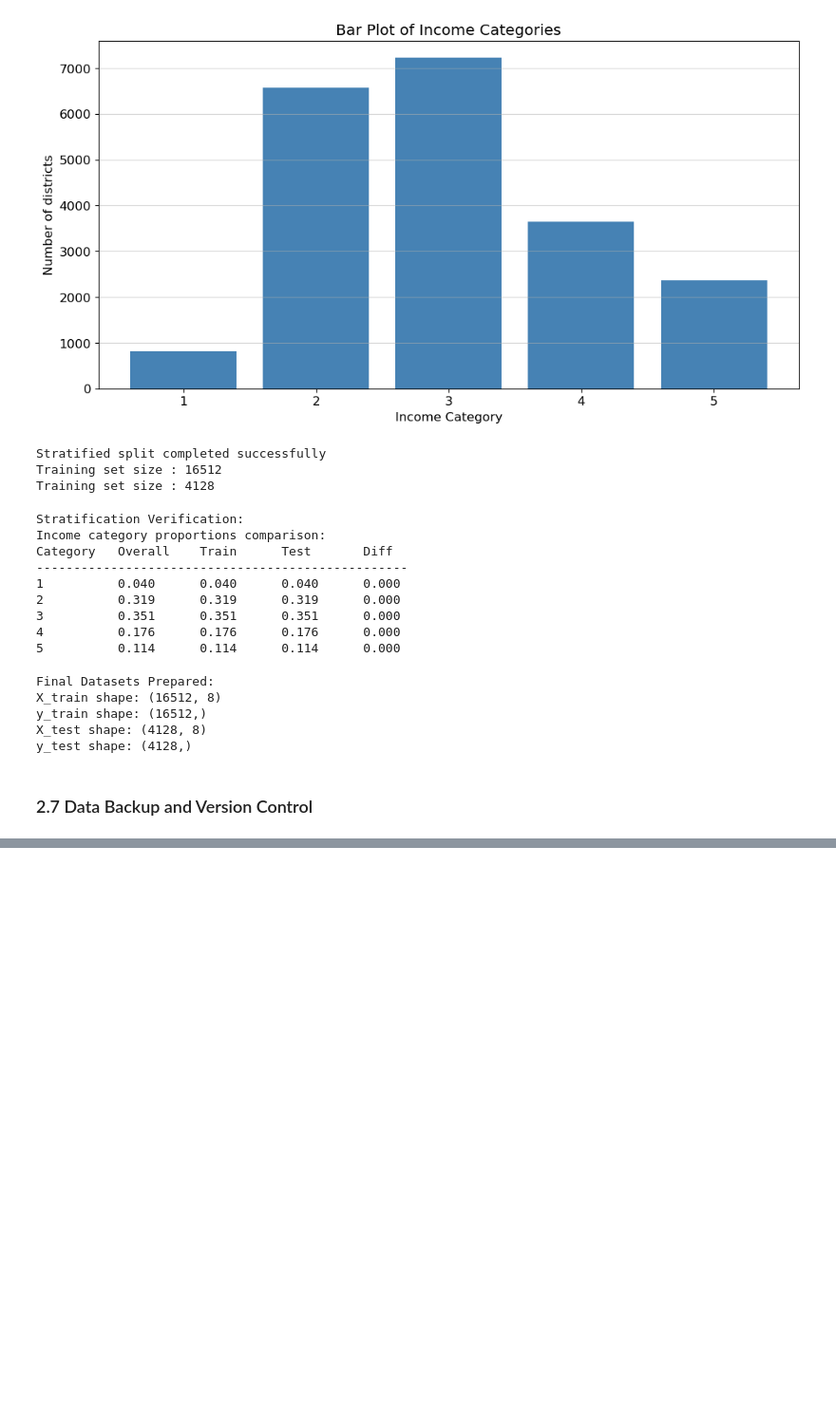
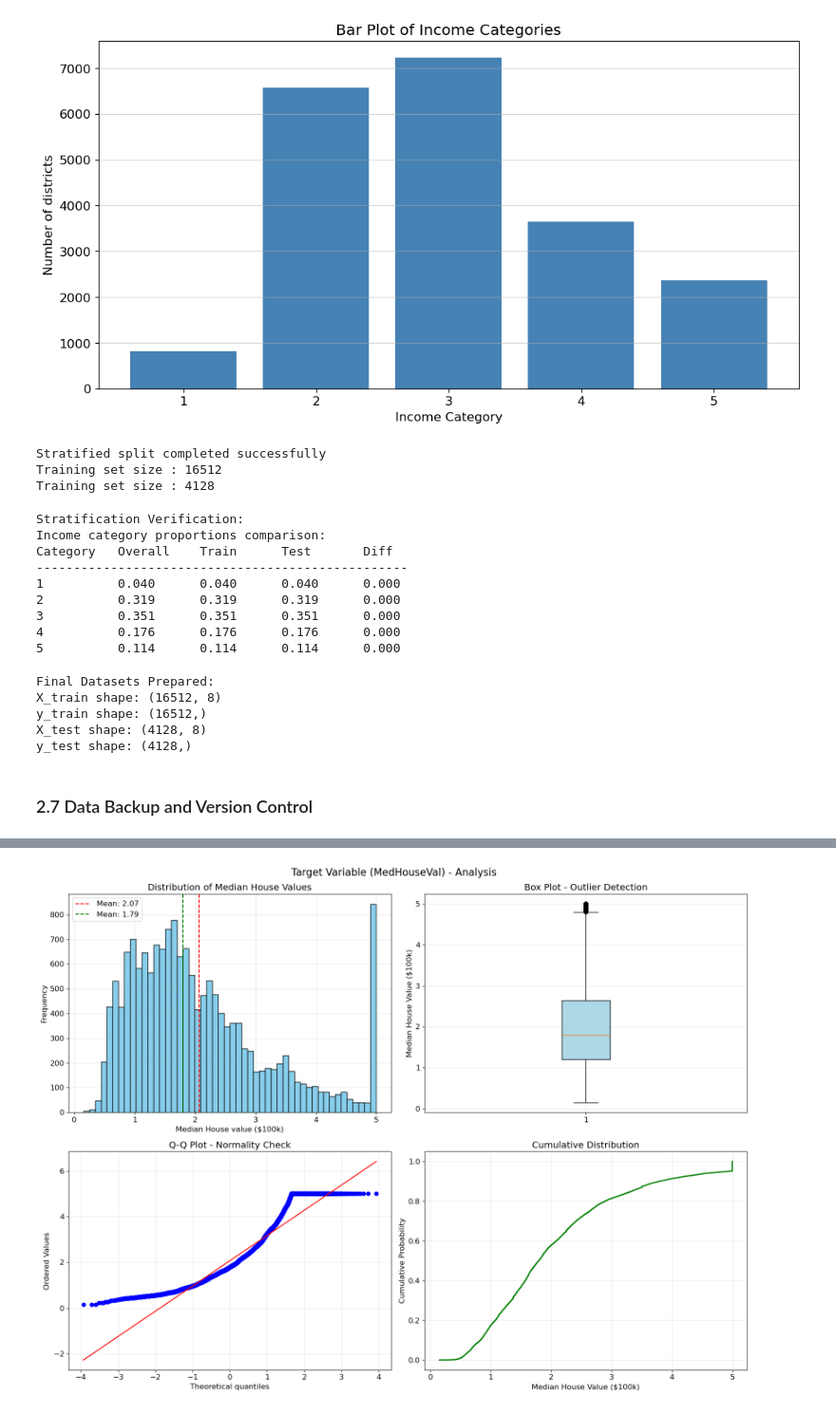
Before and after one commit to gosaye0/ML-Main, a Jupyter notebook: courses/hands_on_ml/ch02_end_to_end_project/ch02_end_to_end_project.ipynb, the cells around one changed output, grey strips where cells are left out. Shown at 95% size. Saved outputs shown, nothing was run; the diff lists cells and outputs as text; code cells hidden in the pictures; blank space fills up the shorter version.

```diff
--- a/courses/hands_on_ml/ch02_end_to_end_project/ch02_end_to_end_project.ipynb
+++ b/courses/hands_on_ml/ch02_end_to_end_project/ch02_end_to_end_project.ipynb
@@ -361,0 +558,15 @@ Dataset splits created with the following parameters:
+# %%
+print("Target Variable Analysis")
+print("=" * 50)
+
+target = y_train.copy()
+
+# Detailed target statistics
+print("Target Variable: MedHouseVal (Median House Value in $100k)")
+print(f"\nBasic Statistics: ")
+display(target.describe())
+print(f"Range: ${target.min():.1f}k - ${target.max():.1f}k")
+print(f"Actual dollar range: ${target.min()*100000:,.0f} - ${target.max()*100000:,.0f}")
+print(f"Mean: ${target.mean():.2f}k (${target.mean()*100000:,.0f})")
+print(f"Median: ${target.median():.2f}k (${target.median()*100000:,.0f})")
+print(f"Standard Deviation: ${target.std():.2f}k (${target.std()*100000:,.0f})")
@@ -361,0 +593,42 @@ Dataset splits created with the following parameters:
+# %%
+# Create target visualization
+fig, ((ax1, ax2), (ax3, ax4)) = plt.subplots(2, 2, figsize = (16, 12))
+fig.suptitle("Target Variable (MedHouseVal) - Analysis", fontsize = 16)
+
+# 1. Distribution histogram
+ax1.hist(target, bins = 50, color = 'skyblue', edgecolor = 'black')
+ax1.axvline(target.mean(), color = 'red', linestyle = '--', label = f"Mean: {target.mean():.2f}")
+ax1.axvline(target.median(), color = 'green', linestyle = '--', label = f"Mean: {target.median():.2f}")
+ax1.set_title("Distribution of Median House Values")
+ax1.set_xlabel("Median House value ($100k)")
+ax1.set_ylabel("Frequency")
+ax1.legend()
+ax1.grid(True, alpha = 0.3)
+
+# 2. Box plot for outlier detection
+box_plot = ax2.boxplot(target, patch_artist=True)
+box_plot['boxes'][0].set_facecolor('lightblue')
+ax2.set_title('Box Plot - Outlier Detection')
+ax2.set_ylabel('Median House Value ($100k)')
+ax2.grid(True, alpha=0.3)
+
+# 3. Q-Q plot for normality check
+from scipy import stats
+stats.probplot(target, dist="norm", plot=ax3)
+ax3.set_title('Q-Q Plot - Normality Check')
+ax3.grid(True, alpha=0.3)
+
+# 4. Cumulative distribution
+sorted_target = np.sort(target)
+cumulative = np.arange(1, len(sorted_target) + 1) / len(sorted_target)
+ax4.plot(sorted_target, cumulative, color='green', linewidth=2)
+ax4.set_title('Cumulative Distribution')
+ax4.set_xlabel('Median House Value ($100k)')
+ax4.set_ylabel('Cumulative Probability')
+ax4.grid(True, alpha=0.3)
+
+plt.tight_layout()
+fig.savefig("outputs/target_variable_analysis.png", dpi = 300)
+plt.show()
+# %% [output]
+[figure, added]
```
Also changed, not shown: parts of 25 cells of this notebook.
